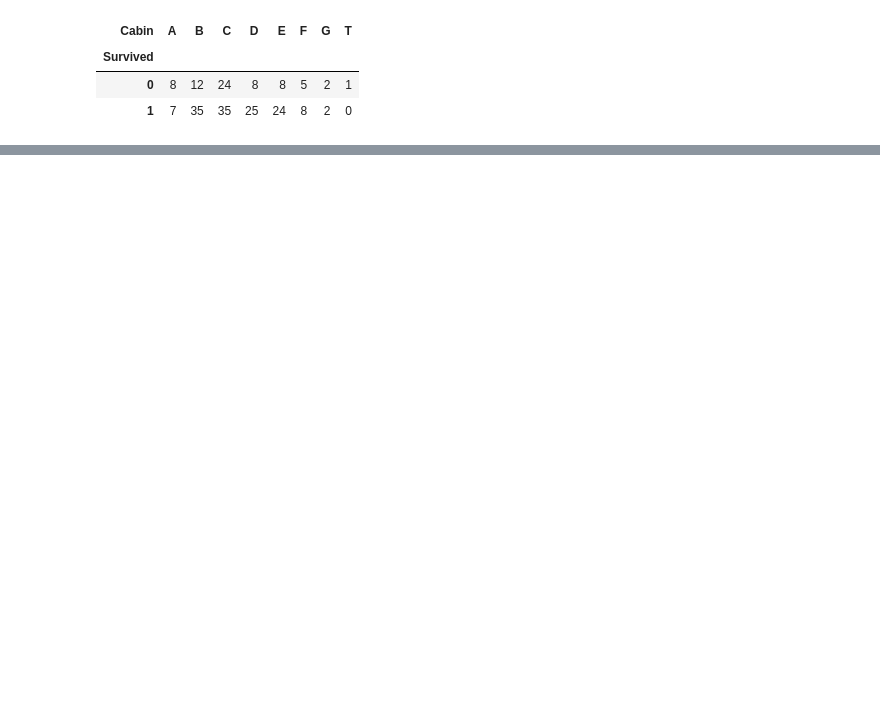
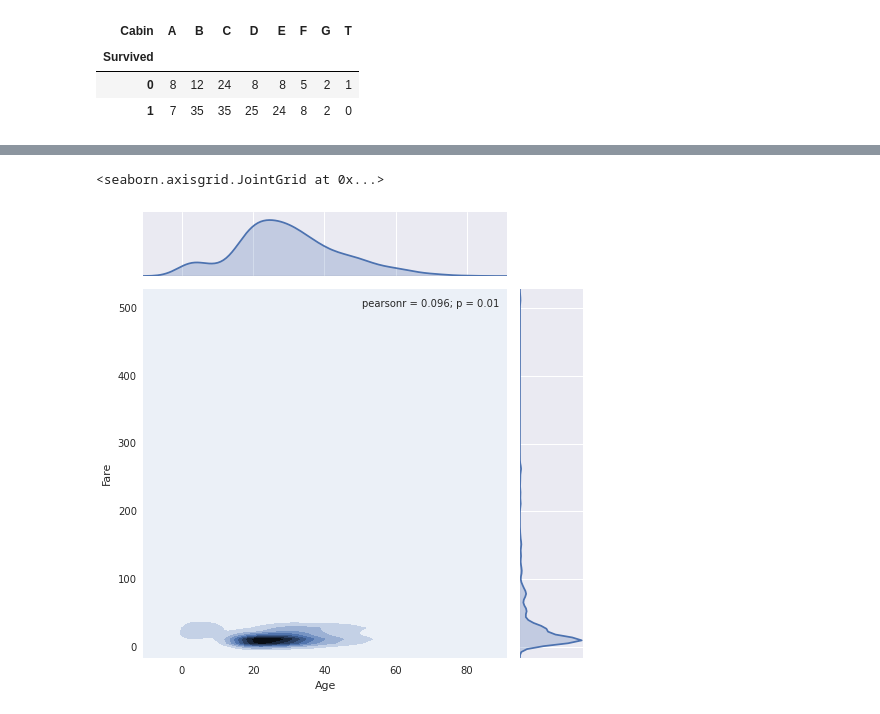
Before and after one commit to salexln/kaggle, a Jupyter notebook: titanic/notebook/titanic.ipynb, the cells around one changed output, grey strips where cells are left out. Cells and saved outputs as stored; diff of their text form; code cells hidden in the pictures; blank space fills up the shorter version.

Commit message:
added seaborn magic

```diff
--- a/titanic/notebook/titanic.ipynb
+++ b/titanic/notebook/titanic.ipynb
@@ -90,0 +107,5 @@ pd.crosstab(df['Survived'],[df['Cabin'].dropna().apply(lambda x:str(x)[0])])
+# %%
+sns.jointplot(df['Age'], df['Fare'], kind="kde", size=7)
+# %% [output]
+<seaborn.axisgrid.JointGrid at 0x...>
+[figure, added]
```
Also changed, not shown: parts of 9 cells of this notebook.
